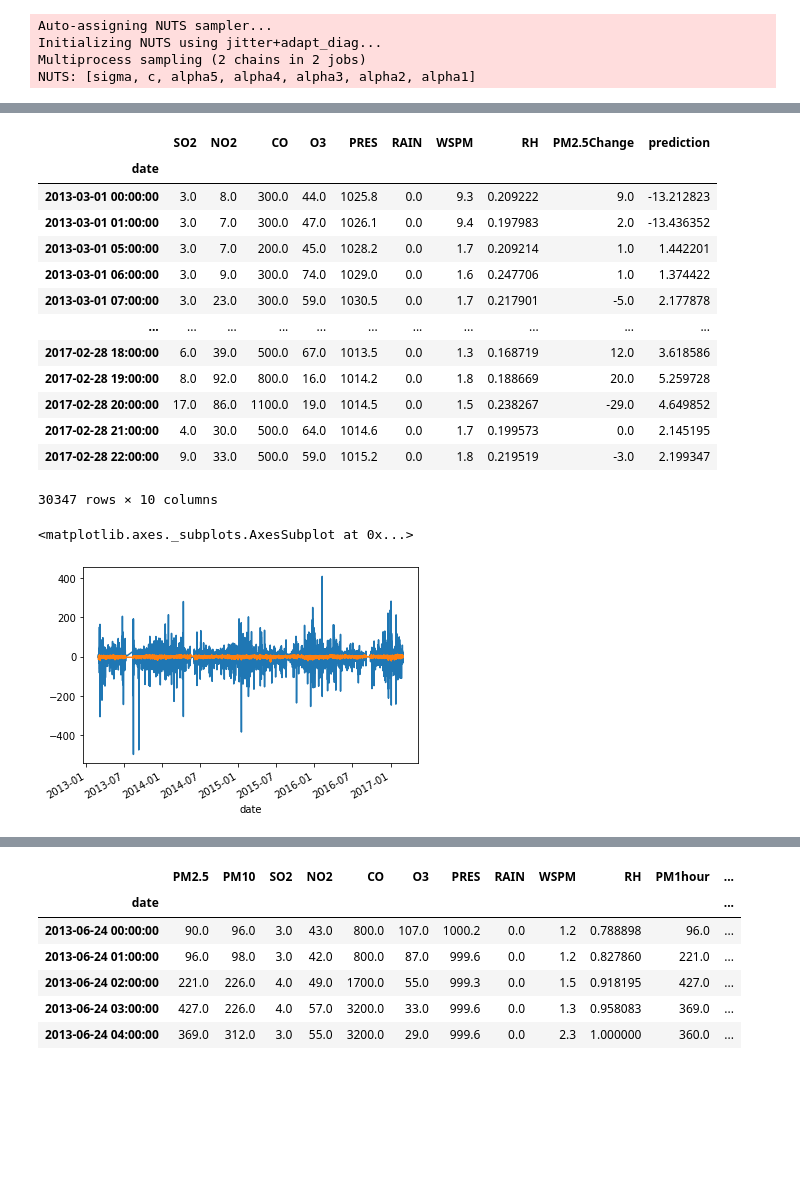
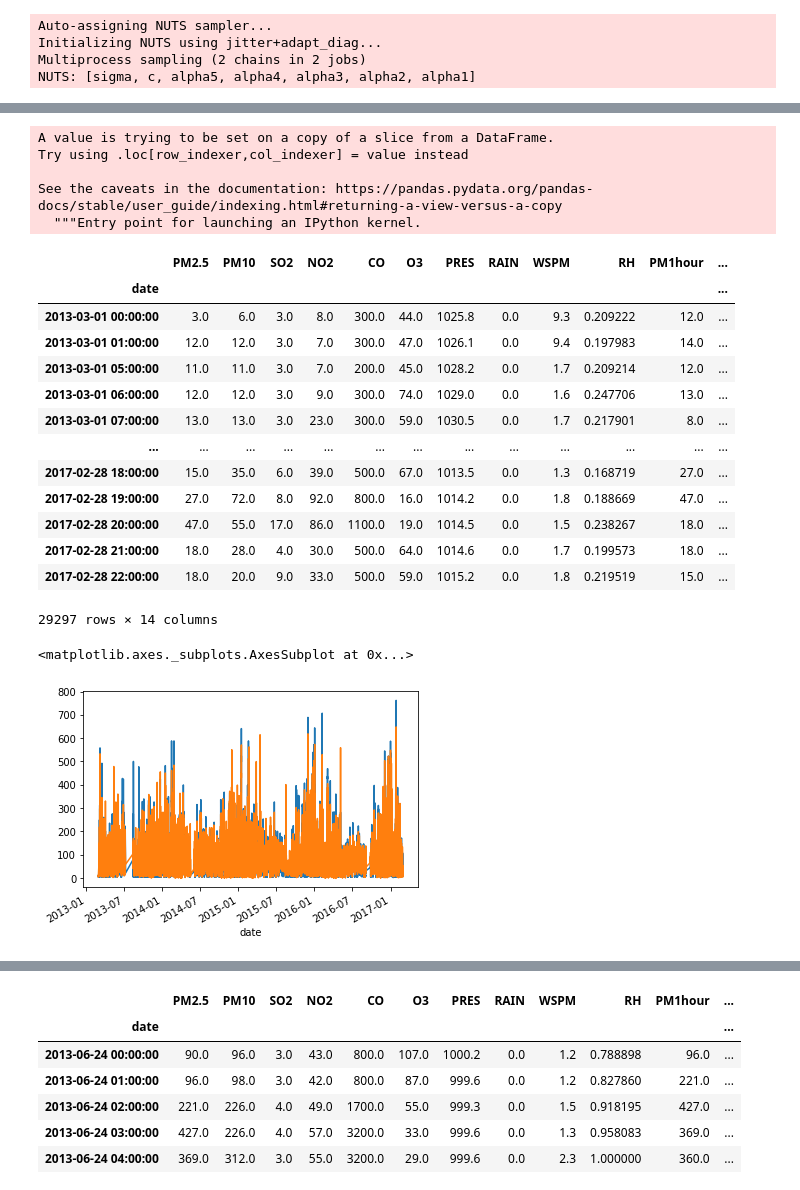
Before and after one commit to Dalanke/PM2.5_Prediction_Model, a Jupyter notebook: Bayesian Inference-Theoretical model.ipynb, the cells around one changed output, grey strips where cells are left out. Saved outputs shown, nothing was run; the diff lists cells and outputs as text; code cells hidden in the pictures; blank space fills up the shorter version.

```diff
--- a/Bayesian Inference-Theoretical model.ipynb
+++ b/Bayesian Inference-Theoretical model.ipynb
@@ -239,0 +272,5 @@ def relu(x):
+# %%
+import math
+# log_pm2.5
+data_new['log_pm25'] = data_new.apply(lambda x: math.log(x['PM2.5']), axis=1)
+data_new
@@ -240,16 +297,30 @@ def relu(x):
 # %%
 # we assume that the change rate is a normal distribution and its expectation mu follows our model
 
-# x1:RH
-X1 = data_new['RH'].to_numpy()
-# x2:windspeed
-X2 = data_new['WSPM'].to_numpy()
-# x3:CO
-X3 = data_new['CO'].to_numpy()
+# # x1:PM10
+# X1 = data_new['PM10'].to_numpy()
+# # x2:windspeed
+# X2 = data_new['WSPM'].to_numpy()
+# # x3:RH
+# X3 = data_new['RH'].to_numpy()
+# # x4:SO2
+# X4 = data_new['SO2'].to_numpy()
+# # x5:NO2
+# X5 = data_new['NO2'].to_numpy()
+# # x6:CO
+# X6 = data_new['CO'].to_numpy()
+
+
+# x1:PM10
+X1 = data_new['PM10'].to_numpy()
+# x2:RH
+X2 = data_new['RH'].to_numpy()
+# x3:SO2
+X3 = data_new['SO2'].to_numpy()
 # x4:NO2
 X4 = data_new['NO2'].to_numpy()
-# x5:SO2
-X5 = data_new['SO2'].to_numpy()
+# x5:CO
+X5 = data_new['CO'].to_numpy()
 
 # observation
-Y = data_new['PM2.5Change'].to_numpy()
+Y = data_new['PM2.5'].to_numpy()
@@ -306,27 +381,32 @@ array([<matplotlib.axes._subplots.AxesSubplot object at 0x...>,
 # %%
 def delta(X1, X2, X3, X4, X5):
-    return -2.8 * X1 - 1.9 * max(0.0, X2-5.0) - 0.0028 * X3 + 0.065 * X4 + 0.021 * X5
+    return 0.61 * X1 + 38 * X2 + 0.14 * X3 - 0.039 * X4 + 0.018 * X5 - 10
 # %%
-data_new['prediction'] = data_new.apply(lambda x: delta(x.RH, x.WSPM, x.CO, x.NO2, x.SO2), axis=1)
+data_new['prediction'] = data_new.apply(lambda x: delta(x.PM10, x.RH, x.SO2, x.NO2, x.CO), axis=1)
 data_new
 # %% [output]
+A value is trying to be set on a copy of a slice from a DataFrame.
+Try using .loc[row_indexer,col_indexer] = value instead
+
+See the caveats in the documentation: https://pandas.pydata.org/pandas-docs/stable/user_guide/indexing.html#returning-a-view-versus-a-copy
+  """Entry point for launching an IPython kernel.
-|  | SO2 | NO2 | CO | O3 | PRES | RAIN | WSPM | RH | PM2.5Change | prediction |
-| date |  |  |  |  |  |  |  |  |  |  |
-| 2013-03-01 00:00:00 | 3.0 | 8.0 | 300.0 | 44.0 | 1025.8 | 0.0 | 9.3 | 0.209222 | 9.0 | -13.212823 |
-| 2013-03-01 01:00:00 | 3.0 | 7.0 | 300.0 | 47.0 | 1026.1 | 0.0 | 9.4 | 0.197983 | 2.0 | -13.436352 |
-| 2013-03-01 05:00:00 | 3.0 | 7.0 | 200.0 | 45.0 | 1028.2 | 0.0 | 1.7 | 0.209214 | 1.0 | 1.442201 |
-| 2013-03-01 06:00:00 | 3.0 | 9.0 | 300.0 | 74.0 | 1029.0 | 0.0 | 1.6 | 0.247706 | 1.0 | 1.374422 |
-| 2013-03-01 07:00:00 | 3.0 | 23.0 | 300.0 | 59.0 | 1030.5 | 0.0 | 1.7 | 0.217901 | -5.0 | 2.177878 |
-| ... | ... | ... | ... | ... | ... | ... | ... | ... | ... | ... |
-| 2017-02-28 18:00:00 | 6.0 | 39.0 | 500.0 | 67.0 | 1013.5 | 0.0 | 1.3 | 0.168719 | 12.0 | 3.618586 |
-| 2017-02-28 19:00:00 | 8.0 | 92.0 | 800.0 | 16.0 | 1014.2 | 0.0 | 1.8 | 0.188669 | 20.0 | 5.259728 |
-| 2017-02-28 20:00:00 | 17.0 | 86.0 | 1100.0 | 19.0 | 1014.5 | 0.0 | 1.5 | 0.238267 | -29.0 | 4.649852 |
-| 2017-02-28 21:00:00 | 4.0 | 30.0 | 500.0 | 64.0 | 1014.6 | 0.0 | 1.7 | 0.199573 | 0.0 | 2.145195 |
-| 2017-02-28 22:00:00 | 9.0 | 33.0 | 500.0 | 59.0 | 1015.2 | 0.0 | 1.8 | 0.219519 | -3.0 | 2.199347 |
+|  | PM2.5 | PM10 | SO2 | NO2 | CO | O3 | PRES | RAIN | WSPM | RH | PM1hour | ... |
+| date |  |  |  |  |  |  |  |  |  |  |  | ... |
+| 2013-03-01 00:00:00 | 3.0 | 6.0 | 3.0 | 8.0 | 300.0 | 44.0 | 1025.8 | 0.0 | 9.3 | 0.209222 | 12.0 | ... |
+| 2013-03-01 01:00:00 | 12.0 | 12.0 | 3.0 | 7.0 | 300.0 | 47.0 | 1026.1 | 0.0 | 9.4 | 0.197983 | 14.0 | ... |
+| 2013-03-01 05:00:00 | 11.0 | 11.0 | 3.0 | 7.0 | 200.0 | 45.0 | 1028.2 | 0.0 | 1.7 | 0.209214 | 12.0 | ... |
+| 2013-03-01 06:00:00 | 12.0 | 12.0 | 3.0 | 9.0 | 300.0 | 74.0 | 1029.0 | 0.0 | 1.6 | 0.247706 | 13.0 | ... |
+| 2013-03-01 07:00:00 | 13.0 | 13.0 | 3.0 | 23.0 | 300.0 | 59.0 | 1030.5 | 0.0 | 1.7 | 0.217901 | 8.0 | ... |
+| ... | ... | ... | ... | ... | ... | ... | ... | ... | ... | ... | ... | ... |
+| 2017-02-28 18:00:00 | 15.0 | 35.0 | 6.0 | 39.0 | 500.0 | 67.0 | 1013.5 | 0.0 | 1.3 | 0.168719 | 27.0 | ... |
+| 2017-02-28 19:00:00 | 27.0 | 72.0 | 8.0 | 92.0 | 800.0 | 16.0 | 1014.2 | 0.0 | 1.8 | 0.188669 | 47.0 | ... |
+| 2017-02-28 20:00:00 | 47.0 | 55.0 | 17.0 | 86.0 | 1100.0 | 19.0 | 1014.5 | 0.0 | 1.5 | 0.238267 | 18.0 | ... |
+| 2017-02-28 21:00:00 | 18.0 | 28.0 | 4.0 | 30.0 | 500.0 | 64.0 | 1014.6 | 0.0 | 1.7 | 0.199573 | 18.0 | ... |
+| 2017-02-28 22:00:00 | 18.0 | 20.0 | 9.0 | 33.0 | 500.0 | 59.0 | 1015.2 | 0.0 | 1.8 | 0.219519 | 15.0 | ... |
-30347 rows × 10 columns
+29297 rows × 14 columns
 # %%
-data_new['PM2.5Change'].plot()
+data_new['PM2.5'].plot()
 data_new['prediction'].plot()
 # %% [output]
 <matplotlib.axes._subplots.AxesSubplot at 0x...>
-[figure, old version]
+[figure, new version]
```
Also changed, not shown: parts of 15 cells of this notebook, 1 other file.
